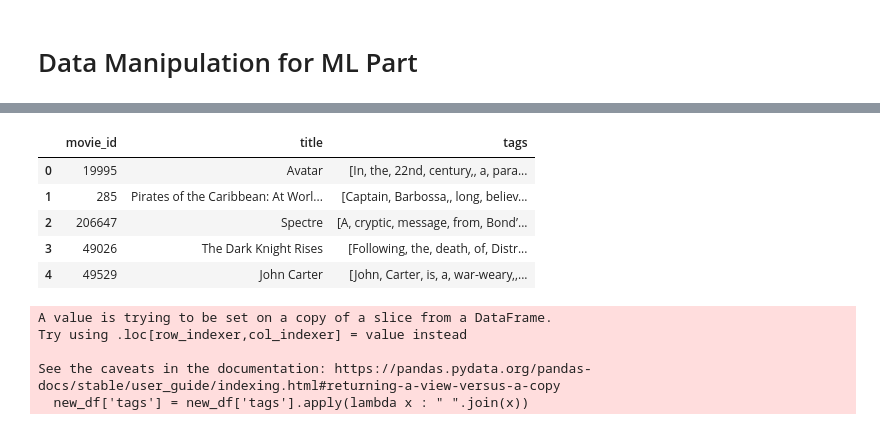
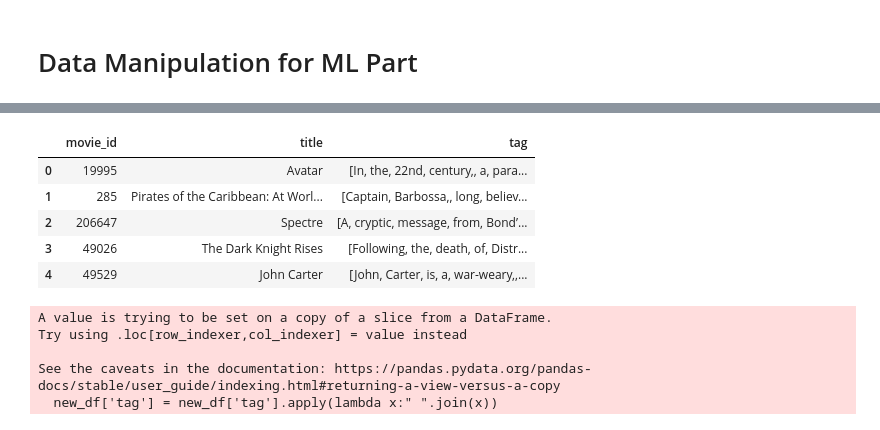
Before and after one commit to CodesByVishal/Movie-Reccomendation-System-ML-Project, a Jupyter notebook: Movie_Reccomendation_System_ML_Project.ipynb, the cells around one changed output, grey strips where cells are left out. Drawn from its saved outputs; the diff is of its cells as text; code cells hidden in the pictures.

```diff
--- a/Movie_Reccomendation_System_ML_Project.ipynb
+++ b/Movie_Reccomendation_System_ML_Project.ipynb
@@ -290,3 +210,0 @@ movies['production_countries'][0]
-# %%
-#Applying the convert function on production_companies column
-movies['production_countries'] = movies['production_countries'].apply(convert)
@@ -301,3 +210,0 @@ movies['spoken_languages'][0]
-# %%
-#Applying the convert function on production_companies column
-movies['spoken_languages'] = movies['spoken_languages'].apply(convert)
@@ -349,5 +229,2 @@ memory usage: 954.9+ KB
 # %% [markdown]
 # Data Manipulation for ML Part
-# %%
-# making sub-dataset
-movies = movies[['movie_id', 'title',   'overview','genres', 'keywords','cast','crew']]
@@ -373,3 +231,5 @@ movies.head(1)
 # %%
-#merging different columns to get a single column with tags
-movies['tags']= movies['overview']+ movies['genres']+ movies['keywords']+movies['cast']+movies['crew']
+# concatenate all column to make the  new colum tag
+movies['tag'] = movies['overview']+movies['genres']+movies['keywords']+movies['cast']+movies['crew']
+                          #OR movies = movies[['movie_id', 'title',   'overview','genres', 'keywords','cast','crew']]
+movies.head()
@@ -385,23 +243,23 @@ movies.head()
 # %%
-#Creating new data frame with desired columns
-new_df = movies[['movie_id', 'title','tags']]
+# create a new data frame of new_df
+new_df = movies[['movie_id','title','tag']]
 new_df.head()
 # %% [output]
-|  | movie_id | title | tags |
+|  | movie_id | title | tag |
 | 0 | 19995 | Avatar | [In, the, 22nd, century,, a, para... |
 | 1 | 285 | Pirates of the Caribbean: At Worl... | [Captain, Barbossa,, long, believ... |
 | 2 | 206647 | Spectre | [A, cryptic, message, from, Bond’... |
 | 3 | 49026 | The Dark Knight Rises | [Following, the, death, of, Distr... |
 | 4 | 49529 | John Carter | [John, Carter, is, a, war-weary,,... |
 # %%
-#Applying lambda function for converting list into string
-new_df['tags'] = new_df['tags'].apply(lambda x : " ".join(x))
+# remove the all commas from the tag column by join function and lambda function
+new_df['tag'] = new_df['tag'].apply(lambda x:" ".join(x))
 # %% [output]
 A value is trying to be set on a copy of a slice from a DataFrame.
 Try using .loc[row_indexer,col_indexer] = value instead
 
 See the caveats in the documentation: https://pandas.pydata.org/pandas-docs/stable/user_guide/indexing.html#returning-a-view-versus-a-copy
-  new_df['tags'] = new_df['tags'].apply(lambda x : " ".join(x))
+  new_df['tag'] = new_df['tag'].apply(lambda x:" ".join(x))
 # %%
 new_df.head()
 # %% [output]
```
Also changed, not shown: parts of 95 cells of this notebook.
